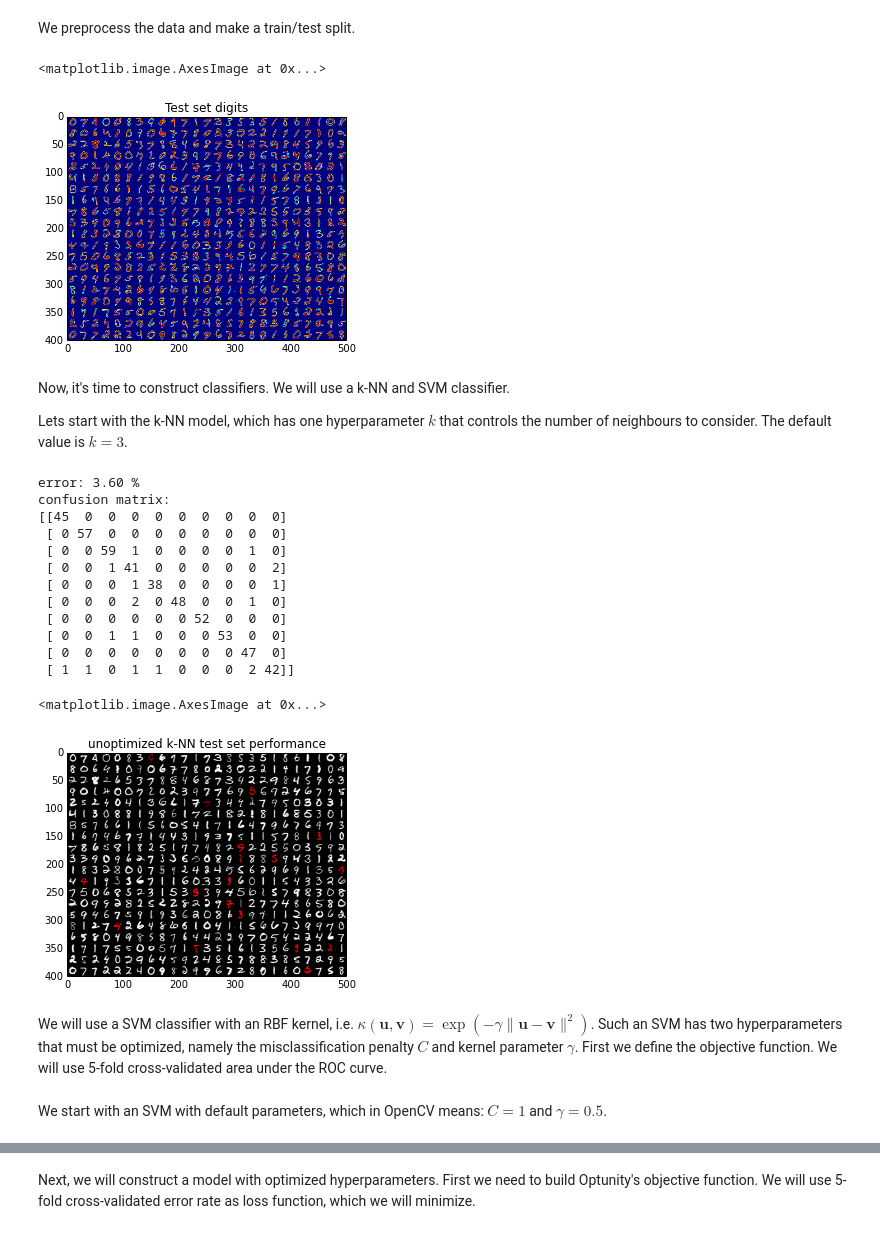
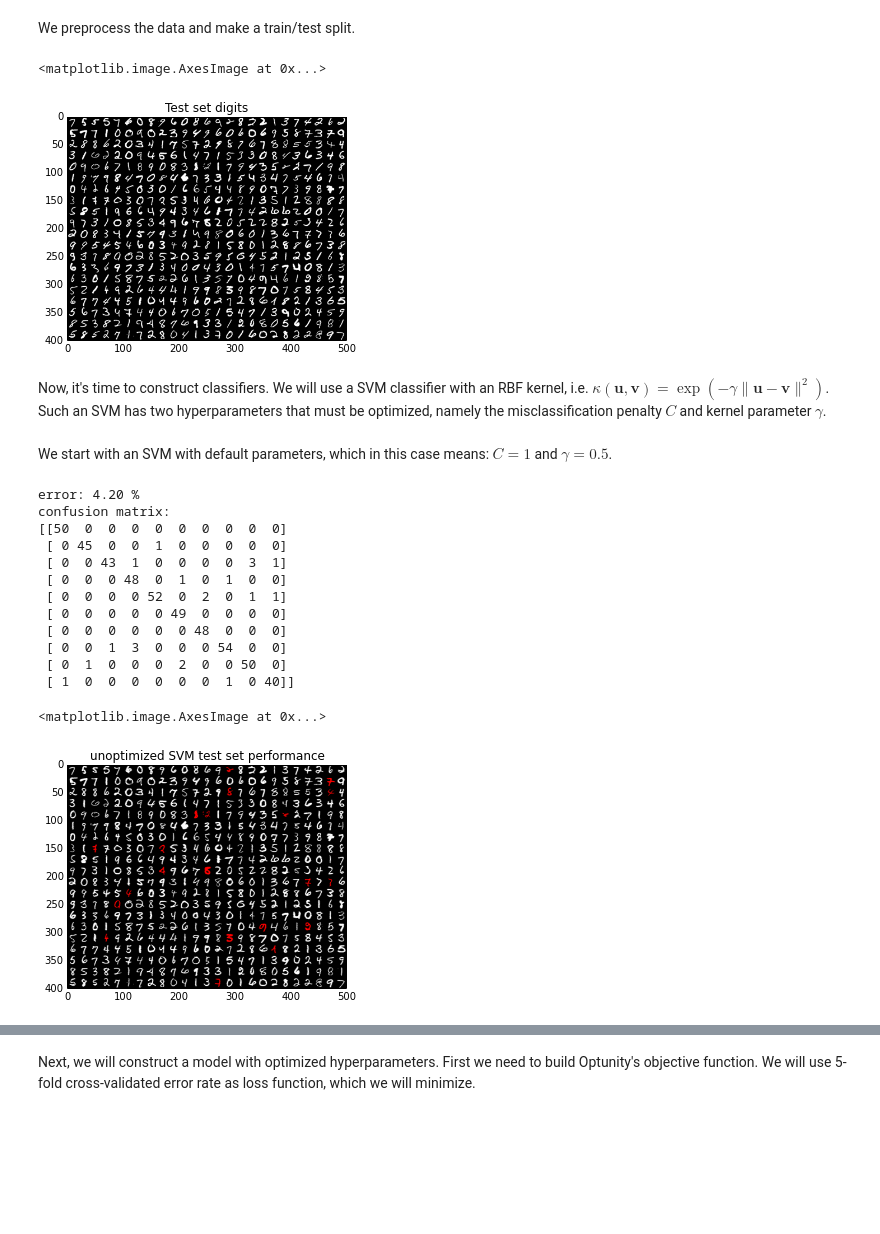
Before and after one commit to claesenm/optunity, a Jupyter notebook: notebooks/opencv-ocr.ipynb, the cells around one changed output, grey strips where cells are left out. Cells and saved outputs as stored; diff of their text form; code cells hidden in the pictures; blank space fills up the shorter version.

```diff
--- a/notebooks/opencv-ocr.ipynb
+++ b/notebooks/opencv-ocr.ipynb
@@ -24,51 +24,47 @@ loading "opencv-digits.png" ...
 # %% [markdown]
 We preprocess the data and make a train/test split.
 # %%
-rand = np.random.RandomState(321)
+rand = np.random.RandomState(100)
 shuffle = rand.permutation(len(digits))
 digits, labels = digits[shuffle], labels[shuffle]
 
 digits2 = map(util.deskew, digits)
 samples = util.preprocess_hog(digits2)
 
 train_n = int(0.9*len(samples))
 
 digits_train, digits_test = np.split(digits2, [train_n])
 samples_train, samples_test = np.split(samples, [train_n])
 labels_train, labels_test = np.split(labels, [train_n])
 
 test_set_img = util.mosaic(25, digits[train_n:])
 plt.title('Test set digits')
-plt.imshow(test_set_img)
+plt.imshow(test_set_img, cmap='binary_r')
 # %% [output]
 <matplotlib.image.AxesImage at 0x...>
-[figure, old version]
+[figure, new version]
-# %% [markdown]
-Now, it's time to construct classifiers. We will use a k-NN and SVM classifier.
-
-Lets start with the k-NN model, which has one hyperparameter $k$ that controls the number of neighbours to consider. The default value is $k=3$.
+# %% [markdown]
+Now, it's time to construct classifiers. We will use a SVM classifier with an RBF kernel, i.e. $\kappa(\mathbf{u},\mathbf{v}) = \exp(-\gamma\|\mathbf{u}-\mathbf{v}\|^2)$. Such an SVM has two hyperparameters that must be optimized, namely the misclassification penalty $C$ and kernel parameter $\gamma$.
+# %% [markdown]
+We start with an SVM with default parameters, which in this case means: $C=1$ and $\gamma=0.5$.
 # %%
-knn_default = util.KNearest()
-knn_default.train(samples_train, labels_train)
-vis = util.evaluate_model(knn_default, digits_test, samples_test, labels_test)
-plt.title('unoptimized k-NN test set performance')
-plt.imshow(vis)
+model_default = util.SVM()
+model_default.train(samples_train, labels_train)
+vis_default, err_default = util.evaluate_model(model_default, digits_test, samples_test, labels_test)
+plt.title('unoptimized SVM test set performance')
+plt.imshow(vis_default)
 # %% [output]
-error: 3.60 %
+error: 4.20 %
 confusion matrix:
-[[45  0  0  0  0  0  0  0  0  0]
- [ 0 57  0  0  0  0  0  0  0  0]
- [ 0  0 59  1  0  0  0  0  1  0]
- [ 0  0  1 41  0  0  0  0  0  2]
- [ 0  0  0  1 38  0  0  0  0  1]
- [ 0  0  0  2  0 48  0  0  1  0]
- [ 0  0  0  0  0  0 52  0  0  0]
- [ 0  0  1  1  0  0  0 53  0  0]
- [ 0  0  0  0  0  0  0  0 47  0]
- [ 1  1  0  1  1  0  0  0  2 42]]
+[[50  0  0  0  0  0  0  0  0  0]
+ [ 0 45  0  0  1  0  0  0  0  0]
+ [ 0  0 43  1  0  0  0  0  3  1]
+ [ 0  0  0 48  0  1  0  1  0  0]
+ [ 0  0  0  0 52  0  2  0  1  1]
+ [ 0  0  0  0  0 49  0  0  0  0]
+ [ 0  0  0  0  0  0 48  0  0  0]
+ [ 0  0  1  3  0  0  0 54  0  0]
+ [ 0  1  0  0  0  2  0  0 50  0]
+ [ 1  0  0  0  0  0  0  1  0 40]]
 <matplotlib.image.AxesImage at 0x...>
-[figure, old version]
+[figure, new version]
-# %% [markdown]
-We will use a SVM classifier with an RBF kernel, i.e. $\kappa(\mathbf{u},\mathbf{v}) = \exp(-\gamma\|\mathbf{u}-\mathbf{v}\|^2)$. Such an SVM has two hyperparameters that must be optimized, namely the misclassification penalty $C$ and kernel parameter $\gamma$. First we define the objective function. We will use 5-fold cross-validated area under the ROC curve.
-# %% [markdown]
-We start with an SVM with default parameters, which in OpenCV means: $C=1$ and $\gamma=0.5$.
```
Also changed, not shown: parts of 9 cells of this notebook, 4 other files.
